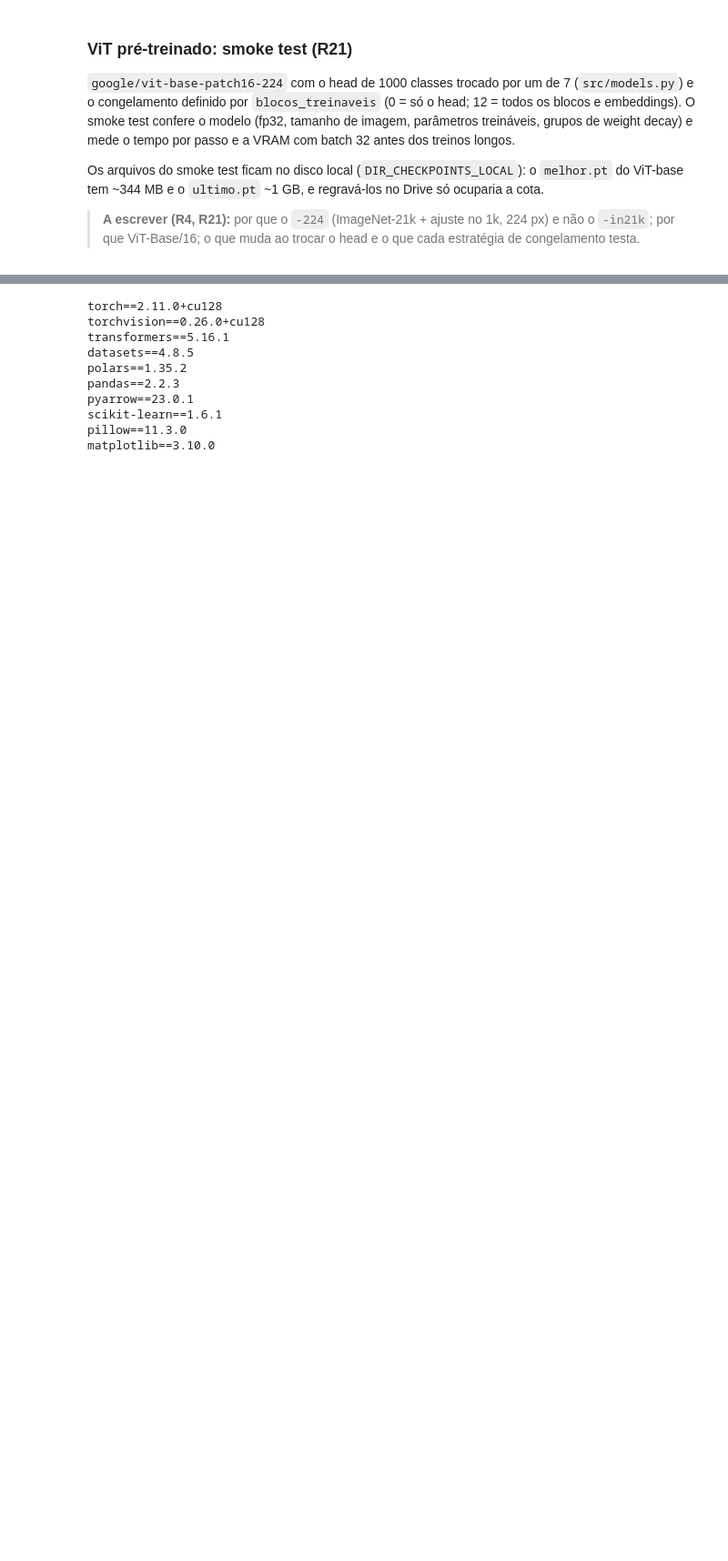
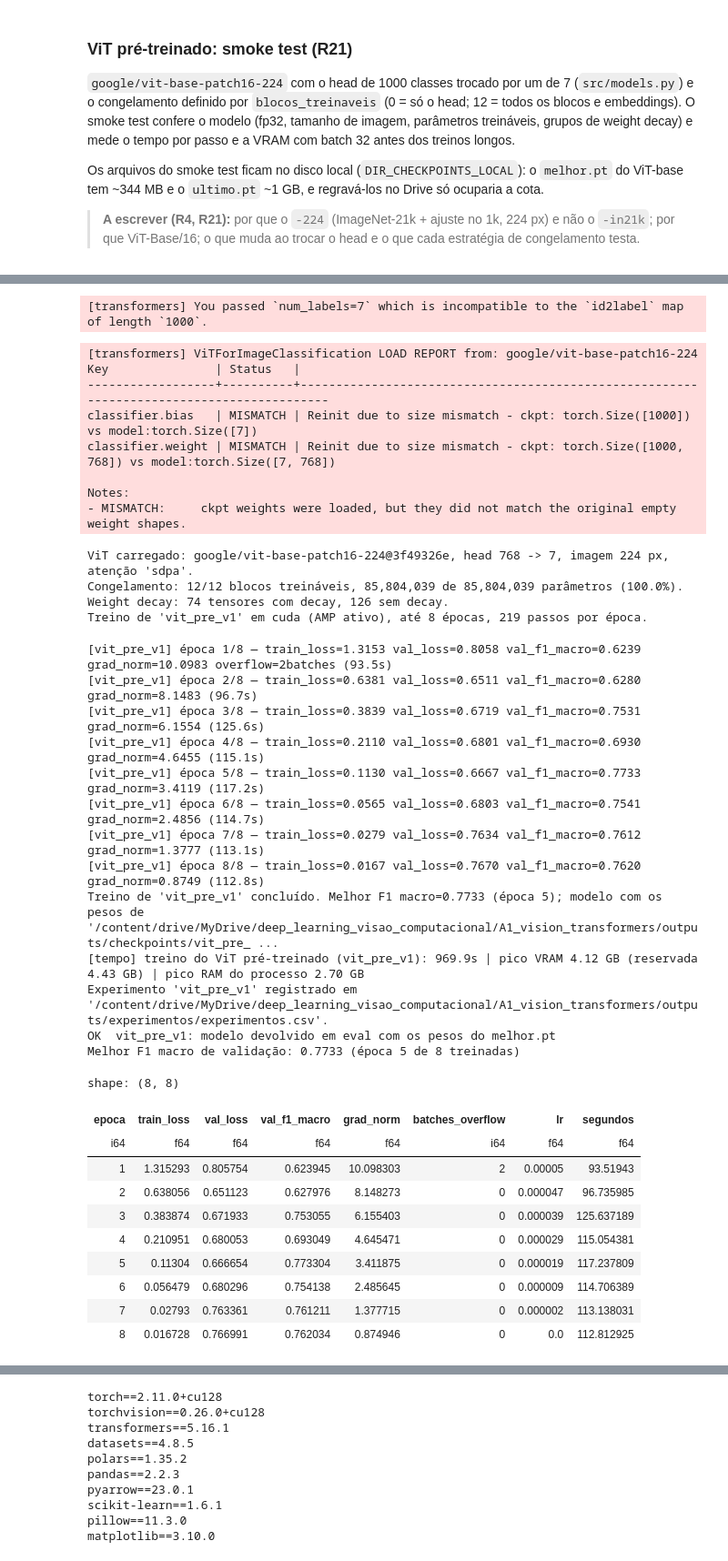
Before and after one commit to anacaetano02/Deep-Learning-Visao-Computacional, a Jupyter notebook: A1_vision_transformers/A1_vision_transformers.ipynb, the cells around one changed output, grey strips where cells are left out. Shown at 91% size. Saved outputs shown, nothing was run; the diff lists cells and outputs as text; code cells hidden in the pictures; blank space fills up the shorter version.

```diff
--- a/A1_vision_transformers/A1_vision_transformers.ipynb
+++ b/A1_vision_transformers/A1_vision_transformers.ipynb
@@ -844,0 +877,79 @@ ultimo.pt: 982 MB
+# %%
+# Fine-tuning real do ViT pré-treinado (R21): google/vit-base-patch16-224 com o head trocado
+# (1000 -> 7 classes) e todos os 12 blocos treináveis (full fine-tuning, CONFIG_PRE).
+# Rodar esta célula de novo:
+# * depois de uma desconexão: retoma do ultimo.pt na época seguinte;
+# * depois de concluído: não treina, só carrega o melhor.pt (é o caminho da entrega).
+# Checkpoints no Drive: melhor.pt (~330 MB, usado na avaliação e nos attention maps) e
+# ultimo.pt (~1 GB, só para retomar; mais lento por época, mas não perde o treino se o runtime cair).
+# Mudou algo no CONFIG_PRE ou no BATCH_SIZE? Mude também o nome (a config salva é conferida).
+
+NOME_PRE = "vit_pre_v1"
+
+
+with cronometrar(f"treino do ViT pré-treinado ({NOME_PRE})", TEMPOS):
+    vit_pre, cfg_modelo = montar_vit_pre(CONFIG_PRE["modelo"]["blocos_treinaveis"])
+    hist_pre = treinar_modelo(
+        vit_pre, loaders["pre"], PESOS_CLASSE, NOME_PRE,
+        checkpoint_dir=DIR_CHECKPOINTS, dir_resultados=DIR_EXPERIMENTOS,
+        config_modelo=cfg_modelo, **CONFIG_PRE["treino"], device=DEVICE
+    )
+
+# Melhor época segundo a marca de concluído (a mesma que gerou o melhor.pt)
+marca_pre = json.loads((DIR_CHECKPOINTS / NOME_PRE / "concluido.json").read_text(encoding="utf-8"))
+registrar_experimento(
+    NOME_PRE, "vit_pre",
+    hiperparametros={**cfg_modelo, **CONFIG_PRE["treino"], "batch_size": BATCH_SIZE["pre"]},
+    metricas={
+        "val_f1_macro_melhor": round(marca_pre["melhor_f1"], 4),
+        "epoca_melhor": marca_pre["epoca_melhor"],
+        "epocas_treinadas": len(hist_pre["epoca"]),
+        "minutos_treino": round(sum(hist_pre["segundos"]) / 60, 1),  # soma das épocas, inclusive retomadas
+    },
+    dir_resultados=DIR_EXPERIMENTOS,
+    notas="ViT pré-treinado, configuração principal",
+)
+
+testar(f"{NOME_PRE}: modelo devolvido em eval com os pesos do melhor.pt", not vit_pre.training)
+print(f"Melhor F1 macro de validação: {marca_pre['melhor_f1']:.4f} (época {marca_pre['epoca_melhor']} "
+      f"de {len(hist_pre['epoca'])} treinadas)")
+with pl.Config(tbl_rows=-1, tbl_cols=-1):
+    display(pl.DataFrame(hist_pre))
+# %% [output]
+[transformers] You passed `num_labels=7` which is incompatible to the `id2label` map of length `1000`.
+[transformers] ViTForImageClassification LOAD REPORT from: google/vit-base-patch16-224
+Key               | Status   |
+------------------+----------+------------------------------------------------------------------------------------------
+classifier.bias   | MISMATCH | Reinit due to size mismatch - ckpt: torch.Size([1000]) vs model:torch.Size([7])
+classifier.weight | MISMATCH | Reinit due to size mismatch - ckpt: torch.Size([1000, 768]) vs model:torch.Size([7, 768])
+
+Notes:
+- MISMATCH:     ckpt weights were loaded, but they did not match the original empty weight shapes.
+ViT carregado: google/vit-base-patch16-224@3f49326e, head 768 -> 7, imagem 224 px, atenção 'sdpa'.
+Congelamento: 12/12 blocos treináveis, 85,804,039 de 85,804,039 parâmetros (100.0%).
+Weight decay: 74 tensores com decay, 126 sem decay.
+Treino de 'vit_pre_v1' em cuda (AMP ativo), até 8 épocas, 219 passos por época.
+[vit_pre_v1] época 1/8 — train_loss=1.3153 val_loss=0.8058 val_f1_macro=0.6239 grad_norm=10.0983 overflow=2batches (93.5s)
+[vit_pre_v1] época 2/8 — train_loss=0.6381 val_loss=0.6511 val_f1_macro=0.6280 grad_norm=8.1483 (96.7s)
+[vit_pre_v1] época 3/8 — train_loss=0.3839 val_loss=0.6719 val_f1_macro=0.7531 grad_norm=6.1554 (125.6s)
+[vit_pre_v1] época 4/8 — train_loss=0.2110 val_loss=0.6801 val_f1_macro=0.6930 grad_norm=4.6455 (115.1s)
+[vit_pre_v1] época 5/8 — train_loss=0.1130 val_loss=0.6667 val_f1_macro=0.7733 grad_norm=3.4119 (117.2s)
+[vit_pre_v1] época 6/8 — train_loss=0.0565 val_loss=0.6803 val_f1_macro=0.7541 grad_norm=2.4856 (114.7s)
+[vit_pre_v1] época 7/8 — train_loss=0.0279 val_loss=0.7634 val_f1_macro=0.7612 grad_norm=1.3777 (113.1s)
+[vit_pre_v1] época 8/8 — train_loss=0.0167 val_loss=0.7670 val_f1_macro=0.7620 grad_norm=0.8749 (112.8s)
+Treino de 'vit_pre_v1' concluído. Melhor F1 macro=0.7733 (época 5); modelo com os pesos de '/content/drive/MyDrive/deep_learning_visao_computacional/A1_vision_transformers/outputs/checkpoints/vit_pre_ ...
+[tempo] treino do ViT pré-treinado (vit_pre_v1): 969.9s | pico VRAM 4.12 GB (reservada 4.43 GB) | pico RAM do processo 2.70 GB
+Experimento 'vit_pre_v1' registrado em '/content/drive/MyDrive/deep_learning_visao_computacional/A1_vision_transformers/outputs/experimentos/experimentos.csv'.
+OK  vit_pre_v1: modelo devolvido em eval com os pesos do melhor.pt
+Melhor F1 macro de validação: 0.7733 (época 5 de 8 treinadas)
+shape: (8, 8)
+| epoca | train_loss | val_loss | val_f1_macro | grad_norm | batches_overflow | lr | segundos |
+| i64 | f64 | f64 | f64 | f64 | i64 | f64 | f64 |
+| 1 | 1.315293 | 0.805754 | 0.623945 | 10.098303 | 2 | 0.00005 | 93.51943 |
+| 2 | 0.638056 | 0.651123 | 0.627976 | 8.148273 | 0 | 0.000047 | 96.735985 |
+| 3 | 0.383874 | 0.671933 | 0.753055 | 6.155403 | 0 | 0.000039 | 125.637189 |
+| 4 | 0.210951 | 0.680053 | 0.693049 | 4.645471 | 0 | 0.000029 | 115.054381 |
+| 5 | 0.11304 | 0.666654 | 0.773304 | 3.411875 | 0 | 0.000019 | 117.237809 |
+| 6 | 0.056479 | 0.680296 | 0.754138 | 2.485645 | 0 | 0.000009 | 114.706389 |
+| 7 | 0.02793 | 0.763361 | 0.761211 | 1.377715 | 0 | 0.000002 | 113.138031 |
+| 8 | 0.016728 | 0.766991 | 0.762034 | 0.874946 | 0 | 0.0 | 112.812925 |
```
Also changed, not shown: parts of 24 cells of this notebook, 2 other files.
